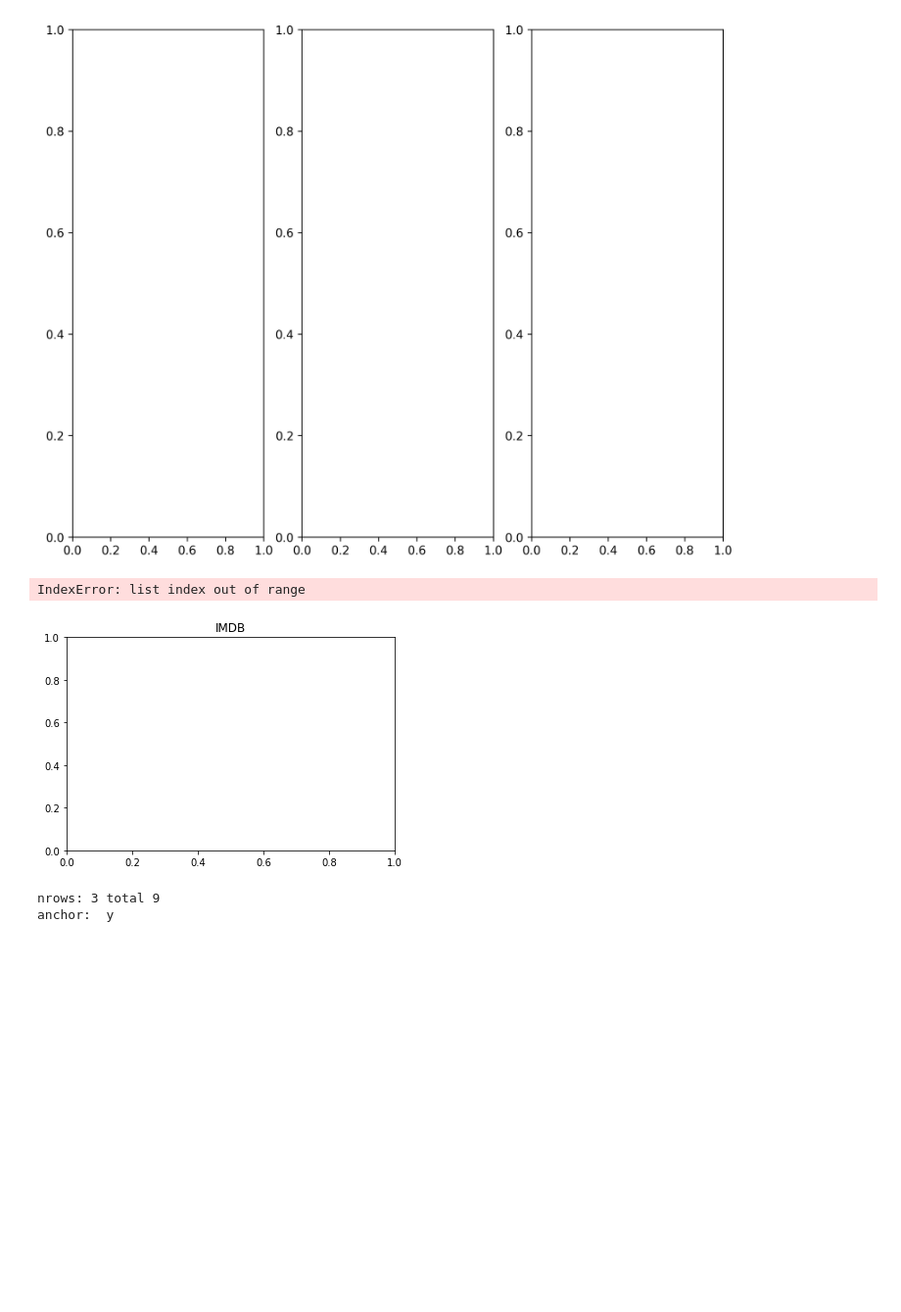
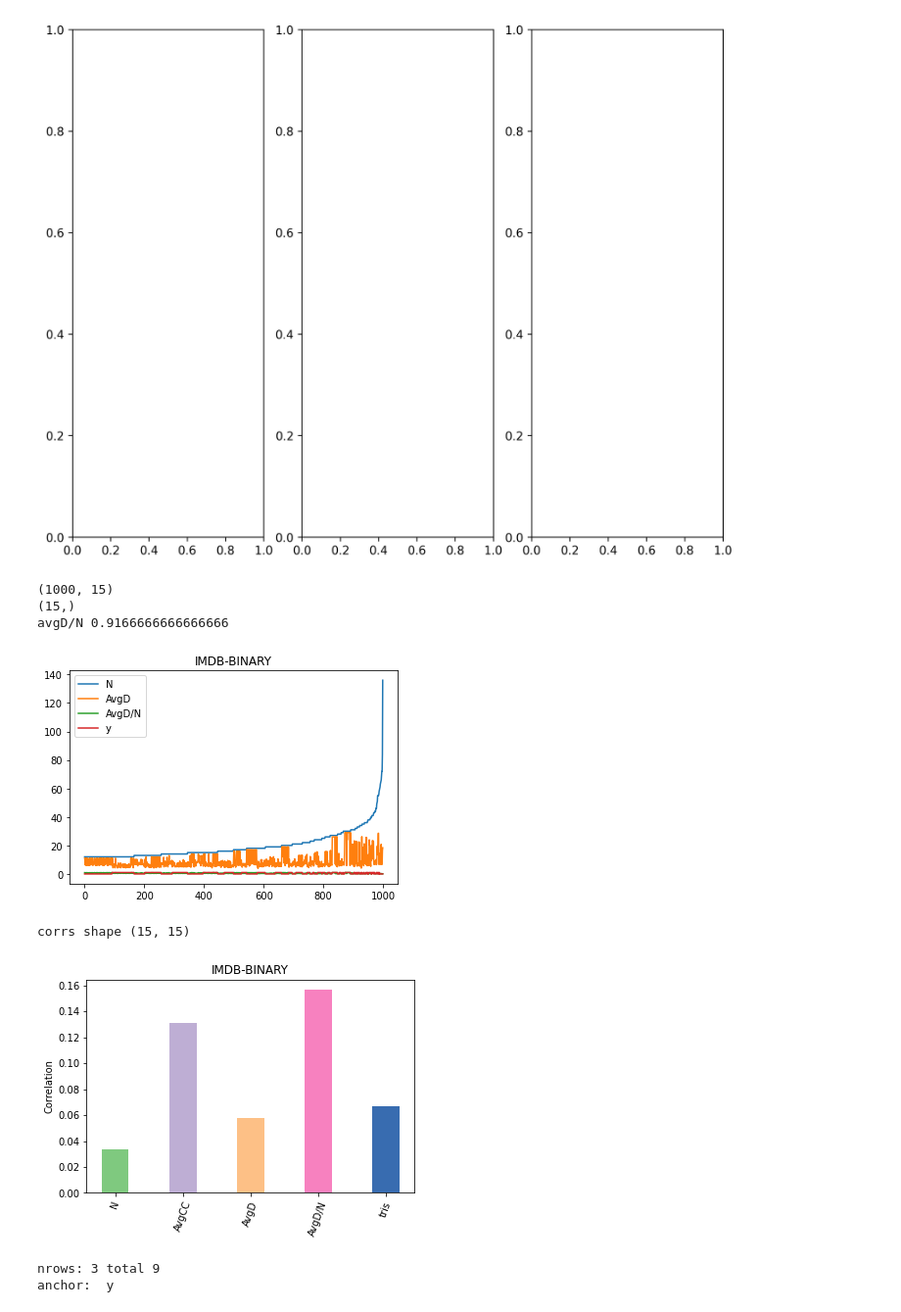
Before and after one commit to ICLab4DL/GNNBenchEffectiveness, a Jupyter notebook: plot_statistics.ipynb, the cells around one changed output. Shown at 98% size. Saved outputs shown, nothing was run; the diff lists cells and outputs as text; code cells hidden in the pictures; blank space fills up the shorter version.

```diff
--- a/plot_statistics.ipynb
+++ b/plot_statistics.ipynb
@@ -661,8 +697,3 @@ plot_stats(normed_stats, show_idx=[1, 3, 4])
 nrows: 1 total 1
 TypeError: 'AxesSubplot' object does not support indexing
 [figure]
-# %%
-plot_graphs_statistics('IMDB', normed_stats['IMDB-BINARY'], tuple_label, sort_idx=1, show_idx=[1,3,4,-1])
-# %% [output]
-IndexError: list index out of range
-[figure, removed]
@@ -694,3 +700,23 @@ def plot_corr_stats(cur_data_stats:dict, show_idx=None, anchor=-1, corrs_type='M
+# %%
+print(normed_stats['IMDB-BINARY'].shape)
+
+cur_stat = normed_stats['IMDB-BINARY']
+name = 'IMDB-BINARY'
+show_idx = [1, 3, 4, -1]
+plot_graphs_statistics(name, cur_stat, tuple_label, sort_idx=1,
+                       show_idx=show_idx, need_filter=False)
+
+
+show_idx = [1,2,3,4,5]
+plot_cyc_degree_corr(name, cur_stat, tuple_label,
+                        sort_idx=1, show_idx=show_idx, anchor=-1, corrs_type='pearson', need_filter=False)
+# %% [output]
+(1000, 15)
+(15,)
+avgD/N 0.9166666666666666
+[figure, added]
+corrs shape (15, 15)
+[figure, added]
 # %%
 # TODO: correlation of each amount of cycle and degree and label.
 
```
Also changed, not shown: parts of 4 cells of this notebook, 5 other files.
